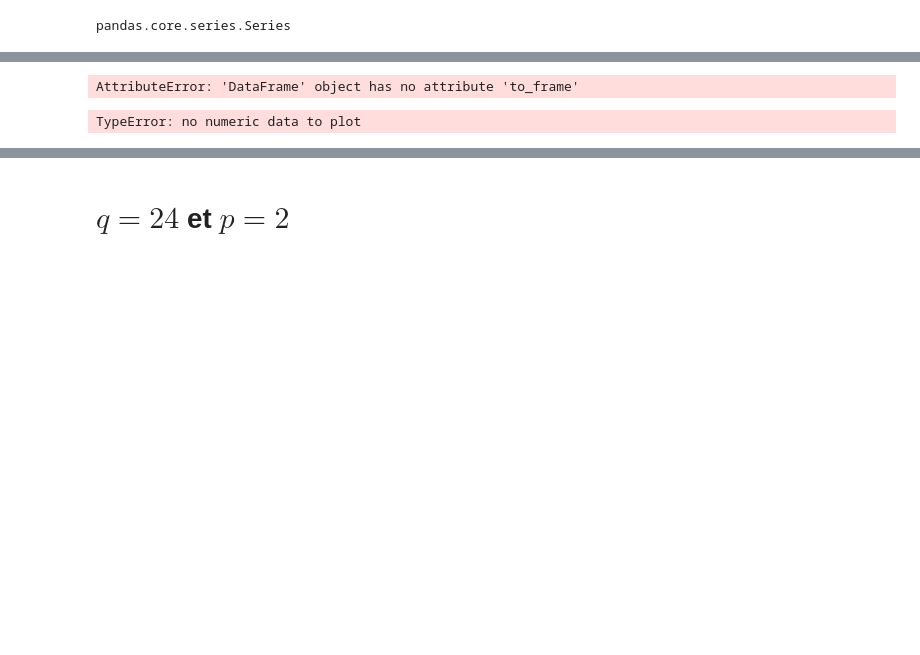
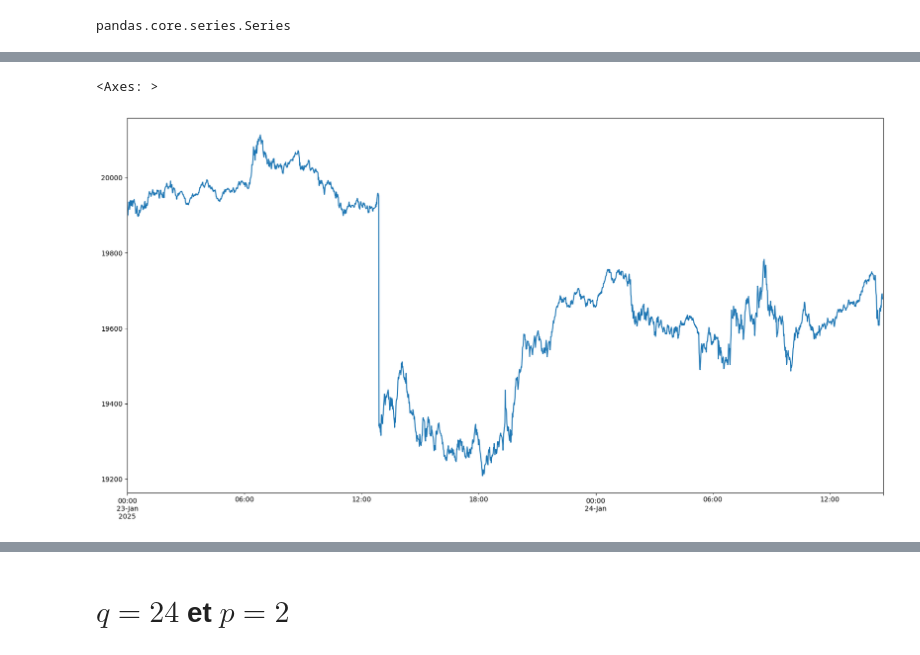
Before and after one commit to issakachaou/M1, a Jupyter notebook: Recherche/CODE_PYTHON/NASDAQ/HIGH_FREQ/NASDAQ_HIGH_FREQ.ipynb, the cells around one changed output, grey strips where cells are left out. Drawn from its saved outputs; the diff is of its cells as text; code cells hidden in the pictures; blank space fills up the shorter version.

```diff
--- a/Recherche/CODE_PYTHON/NASDAQ/HIGH_FREQ/NASDAQ_HIGH_FREQ.ipynb
+++ b/Recherche/CODE_PYTHON/NASDAQ/HIGH_FREQ/NASDAQ_HIGH_FREQ.ipynb
@@ -86,22 +88,6 @@ NASDAQ = NASDAQ.interpolate()
-# %%
-# Convertir la Series en DataFrame
-NASDAQ = NASDAQ.to_frame()
-
-# Vérifie les premières lignes du DataFrame
-print(NASDAQ.head())
-
-# Si tu veux réindexer avec une fréquence journalière
-NASDAQ = NASDAQ.asfreq('min')
-
-# Vérifie les colonnes et l'index
-print(NASDAQ.index)
-print(NASDAQ.columns)
-
-NASDAQ.colums()
-# %% [output]
-AttributeError: 'DataFrame' object has no attribute 'to_frame'
 # %%
-NASDAQ.plot(figsize=(20,10))
+NASDAQ['Adj Close'].plot(figsize=(20,10))
 # %% [output]
-TypeError: no numeric data to plot
+<Axes: >
+[figure, added]
 # %%
```
Also changed, not shown: parts of 26 cells of this notebook, 3 other files.
